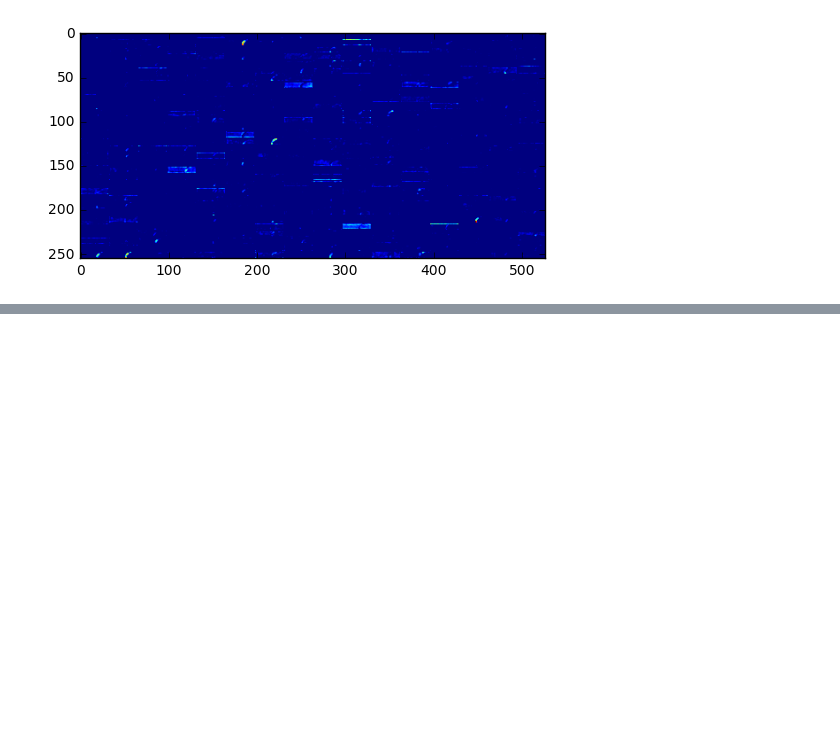
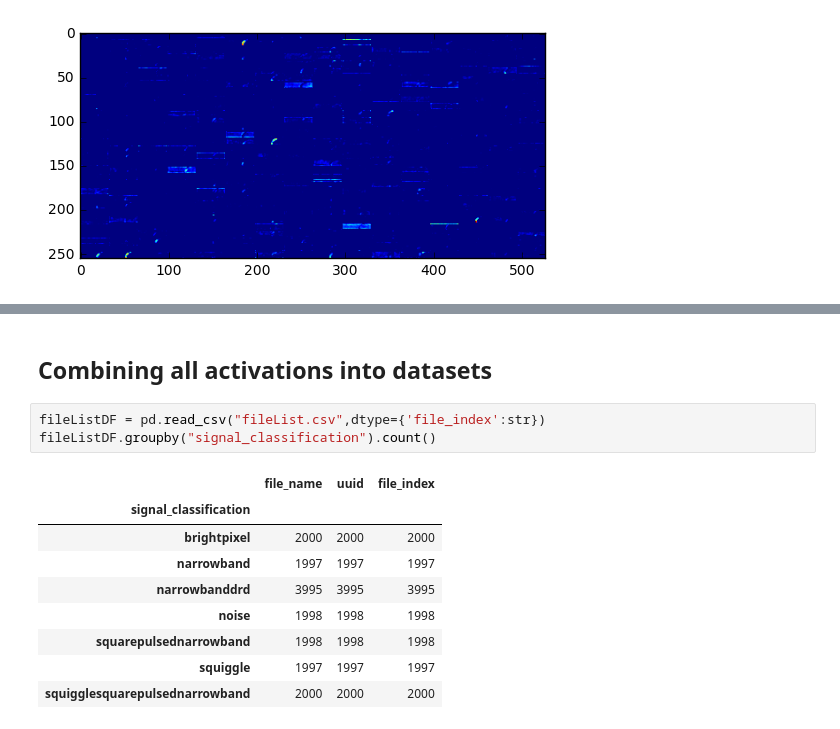
Before and after one commit to akashmjn/cs341-ibm-seti, a Jupyter notebook: data-transformation.ipynb, the cells around one changed output, grey strips where cells are left out. Cells and saved outputs as stored; diff of their text form; blank space fills up the shorter version.

```diff
--- a/data-transformation.ipynb
+++ b/data-transformation.ipynb
@@ -80,0 +78,15 @@ KeyboardInterrupt:
+# %% [markdown]
+## Combining all activations into datasets
+# %%
+fileListDF = pd.read_csv("fileList.csv",dtype={'file_index':str})
+fileListDF.groupby("signal_classification").count()
+# %% [output]
+|  | file_name | uuid | file_index |
+| signal_classification |  |  |  |
+| brightpixel | 2000 | 2000 | 2000 |
+| narrowband | 1997 | 1997 | 1997 |
+| narrowbanddrd | 3995 | 3995 | 3995 |
+| noise | 1998 | 1998 | 1998 |
+| squarepulsednarrowband | 1998 | 1998 | 1998 |
+| squiggle | 1997 | 1997 | 1997 |
+| squigglesquarepulsednarrowband | 2000 | 2000 | 2000 |
```
Also changed, not shown: parts of 9 cells of this notebook, 1 other file.
